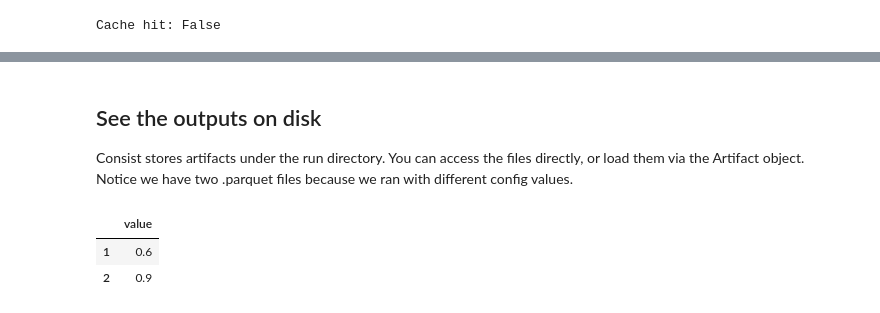
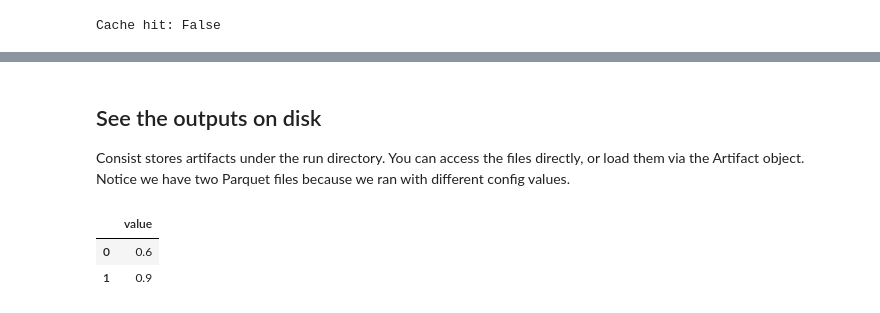
Before and after one commit to LBNL-UCB-STI/consist, a Jupyter notebook: examples/00_quickstart.ipynb, the cells around one changed output, grey strips where cells are left out. Saved outputs shown, nothing was run; the diff lists cells and outputs as text; code cells hidden in the pictures.

```diff
--- a/examples/00_quickstart.ipynb
+++ b/examples/00_quickstart.ipynb
@@ -103,6 +81,8 @@ print(f"Cache hit: {result1.cache_hit}")
 Cache hit: False
 # %%
 cleaned_artifact = result1.outputs["cleaned"]
+cleaned_df = consist.load_df(cleaned_artifact)
 print(f"Artifact: {cleaned_artifact.id}")
-print(f"Path: {cleaned_artifact.path.name}")
+print(f"Path: {cleaned_artifact.path}")
+cleaned_df.head()
 # %% [output]
@@ -120,12 +101,13 @@ Consist computes a fingerprint (signature) from:
 
 Since we're using the same code, config, and input file, the signature matches a previous run. Instead of re-executing, Consist returns the cached result instantly.
 # %%
-result2 = tracker.run(
-    fn=clean_data,
-    inputs={"raw_df": raw_path},
-    config={"threshold": 0.5},
-    outputs=["cleaned"],
-)
+with use_tracker(tracker):
+    result2 = consist.run(
+        fn=clean_data,
+        inputs={"raw_df": raw_path},
+        config={"threshold": 0.5},
+        outputs=["cleaned"],
+    )
 print(f"Cache hit: {result2.cache_hit}")
 # %% [output]
 Cache hit: True
@@ -140,11 +120,11 @@ Note: We use `runtime_kwargs={"out_name": "cleaned_0_8.parquet"}` to avoid overw
 # %%
-result3 = tracker.run(
-    fn=clean_data,
-    inputs={"raw_df": raw_path},
-    config={"threshold": 0.8},
-    runtime_kwargs={"out_name": "cleaned_0_8.parquet"},
-    outputs=["cleaned"],
-)
+with use_tracker(tracker):
+    result3 = consist.run(
+        fn=clean_data,
+        inputs={"raw_df": raw_path},
+        config={"threshold": 0.8},
+        outputs=["cleaned"],
+    )
 print(f"Cache hit: {result3.cache_hit}")
 # %% [output]
 Cache hit: False
@@ -164,15 +144,17 @@ runs = tracker.find_runs(model="clean_data", limit=10)
 # %% [markdown]
 ## See the outputs on disk
 
-Consist stores artifacts under the run directory. You can access the files directly, or load them via the Artifact object. Notice we have two .parquet files because we ran with different config values.
+Consist stores artifacts under the run directory. You can access the files directly, or load them via the Artifact object.
+Notice we have two Parquet files because we ran with different config values.
 # %%
+output_root = tracker.run_dir / "outputs"
 print("Output files:")
-for p in sorted(Path("runs").glob("*.parquet")):
-    print(f"  {p.name}")
+for p in sorted(output_root.rglob("*.parquet")):
+    print(f"  {p.relative_to(tracker.run_dir)}")
 
 print("\nCleaned data (threshold=0.5):")
-pd.read_parquet("runs/cleaned_0_5.parquet")
+consist.load_df(result1.outputs["cleaned"])
 # %% [output]
 |  | value |
-| 1 | 0.6 |
-| 2 | 0.9 |
+| 0 | 0.6 |
+| 1 | 0.9 |
```
Also changed, not shown: parts of 9 cells of this notebook, 3 other files.
